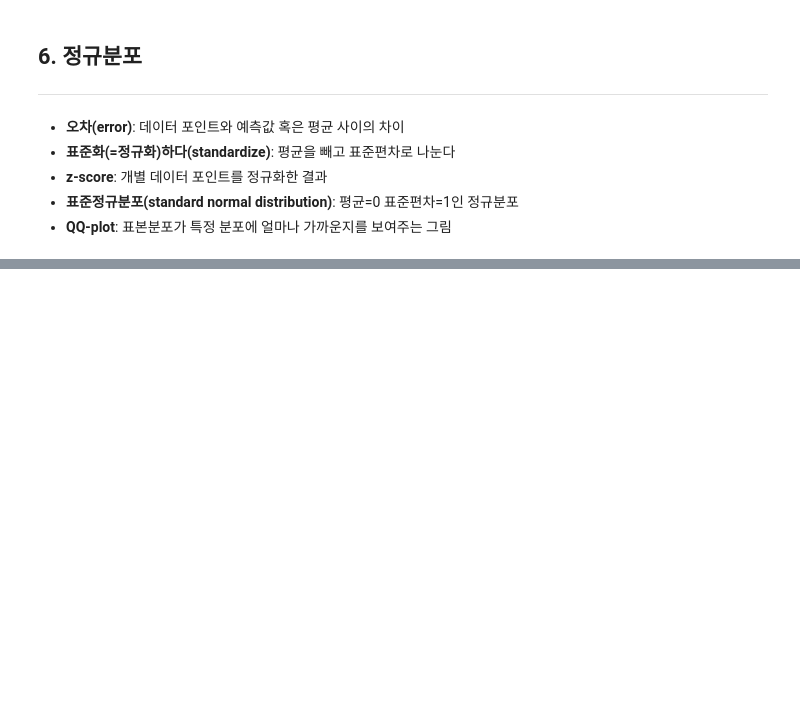
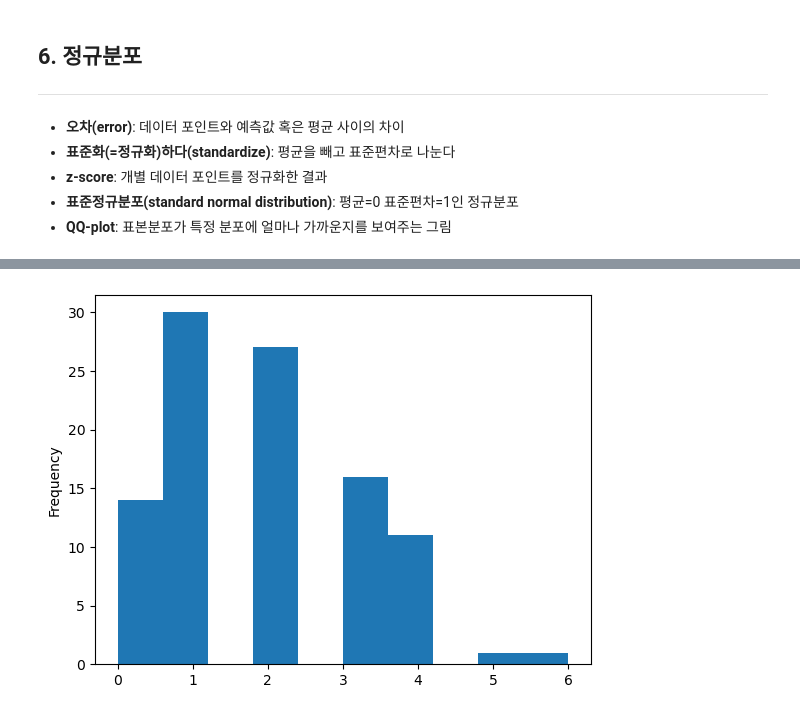
Before and after one commit to viola2002/dartb, a Jupyter notebook: study_group/2025_WV_Statistics/code/2nd_week_TIL.ipynb, the cells around one changed output, grey strips where cells are left out. Drawn from its saved outputs; the diff is of its cells as text; code cells hidden in the pictures; blank space fills up the shorter version.

```diff
--- a/study_group/2025_WV_Statistics/code/2nd_week_TIL.ipynb
+++ b/study_group/2025_WV_Statistics/code/2nd_week_TIL.ipynb
@@ -197,0 +276,7 @@ plt.show()
+# %%
+sample = stats.poisson.rvs(2, size=100)
+
+pd.Series(sample).plot.hist()
+plt.show()
+# %% [output]
+[figure, added]
```
Also changed, not shown: parts of 22 cells of this notebook.
